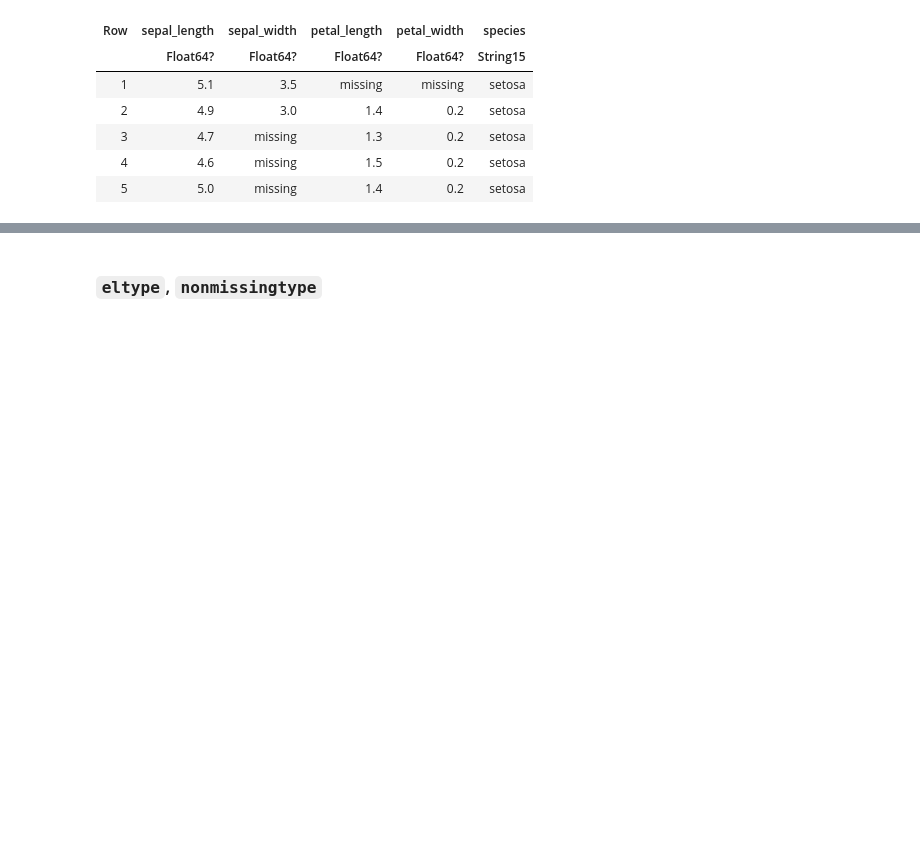
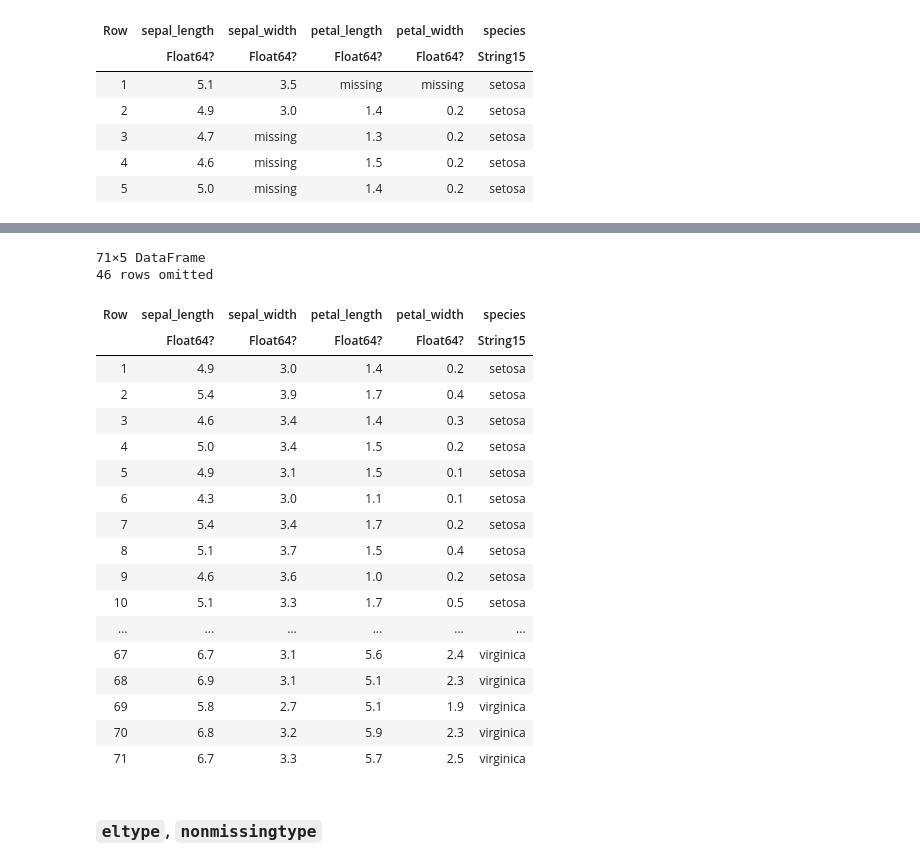
Before and after one commit to Brinkhuis/JuliaBasics, a Jupyter notebook: dataframes.ipynb, the cells around one changed output, grey strips where cells are left out. Saved outputs shown, nothing was run; the diff lists cells and outputs as text; code cells hidden in the pictures; blank space fills up the shorter version.

```diff
--- a/dataframes.ipynb
+++ b/dataframes.ipynb
@@ -712,3 +848,26 @@ first(iris, 5)
+# %%
+iris[completecases(iris), :]
+# %% [output]
+71×5 DataFrame
+46 rows omitted
+| Row | sepal_length | sepal_width | petal_length | petal_width | species |
+|  | Float64? | Float64? | Float64? | Float64? | String15 |
+| 1 | 4.9 | 3.0 | 1.4 | 0.2 | setosa |
+| 2 | 5.4 | 3.9 | 1.7 | 0.4 | setosa |
+| 3 | 4.6 | 3.4 | 1.4 | 0.3 | setosa |
+| 4 | 5.0 | 3.4 | 1.5 | 0.2 | setosa |
+| 5 | 4.9 | 3.1 | 1.5 | 0.1 | setosa |
+| 6 | 4.3 | 3.0 | 1.1 | 0.1 | setosa |
+| 7 | 5.4 | 3.4 | 1.7 | 0.2 | setosa |
+| 8 | 5.1 | 3.7 | 1.5 | 0.4 | setosa |
+| 9 | 4.6 | 3.6 | 1.0 | 0.2 | setosa |
+| 10 | 5.1 | 3.3 | 1.7 | 0.5 | setosa |
+| ... | ... | ... | ... | ... | ... |
+| 67 | 6.7 | 3.1 | 5.6 | 2.4 | virginica |
+| 68 | 6.9 | 3.1 | 5.1 | 2.3 | virginica |
+| 69 | 5.8 | 2.7 | 5.1 | 1.9 | virginica |
+| 70 | 6.8 | 3.2 | 5.9 | 2.3 | virginica |
+| 71 | 6.7 | 3.3 | 5.7 | 2.5 | virginica |
 # %% [markdown]
 ### `eltype`, `nonmissingtype`
 # %%
```
Also changed, not shown: parts of 18 cells of this notebook.
